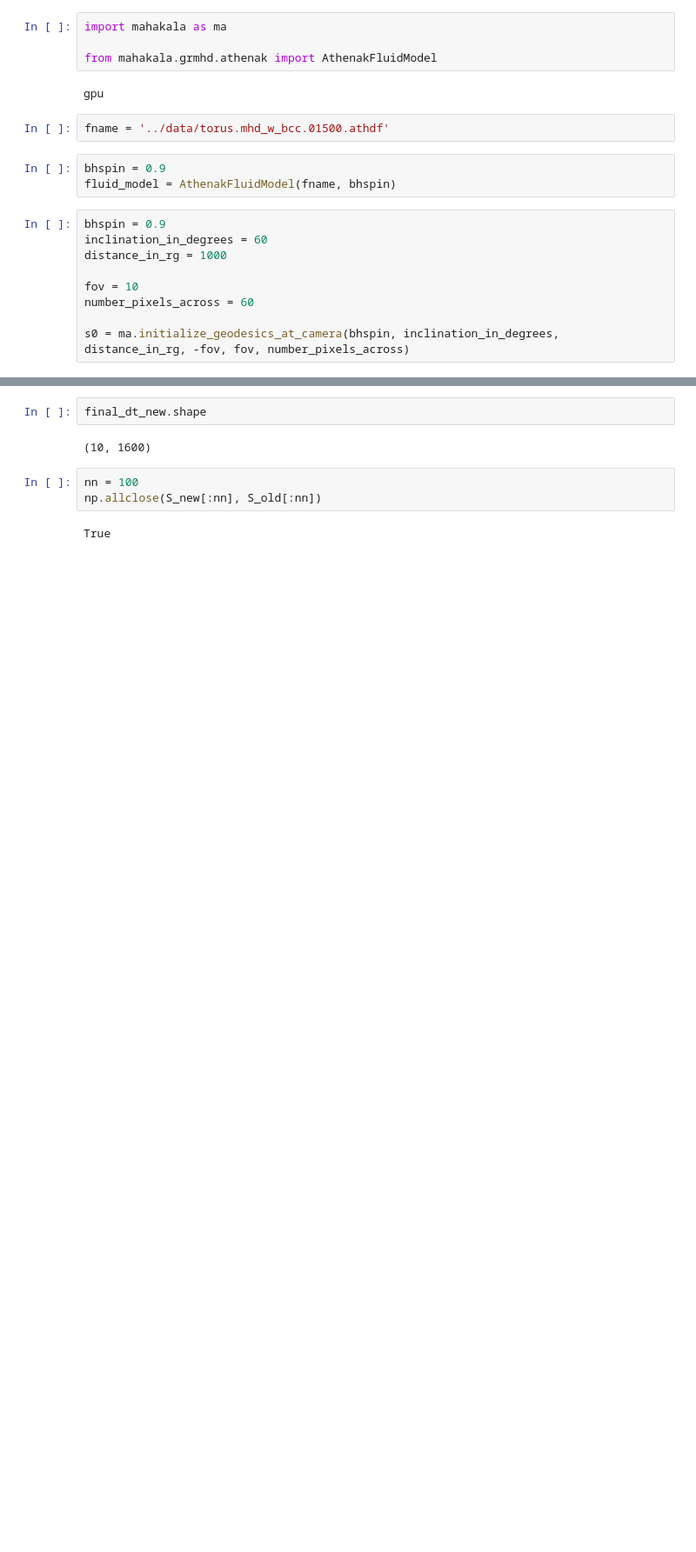
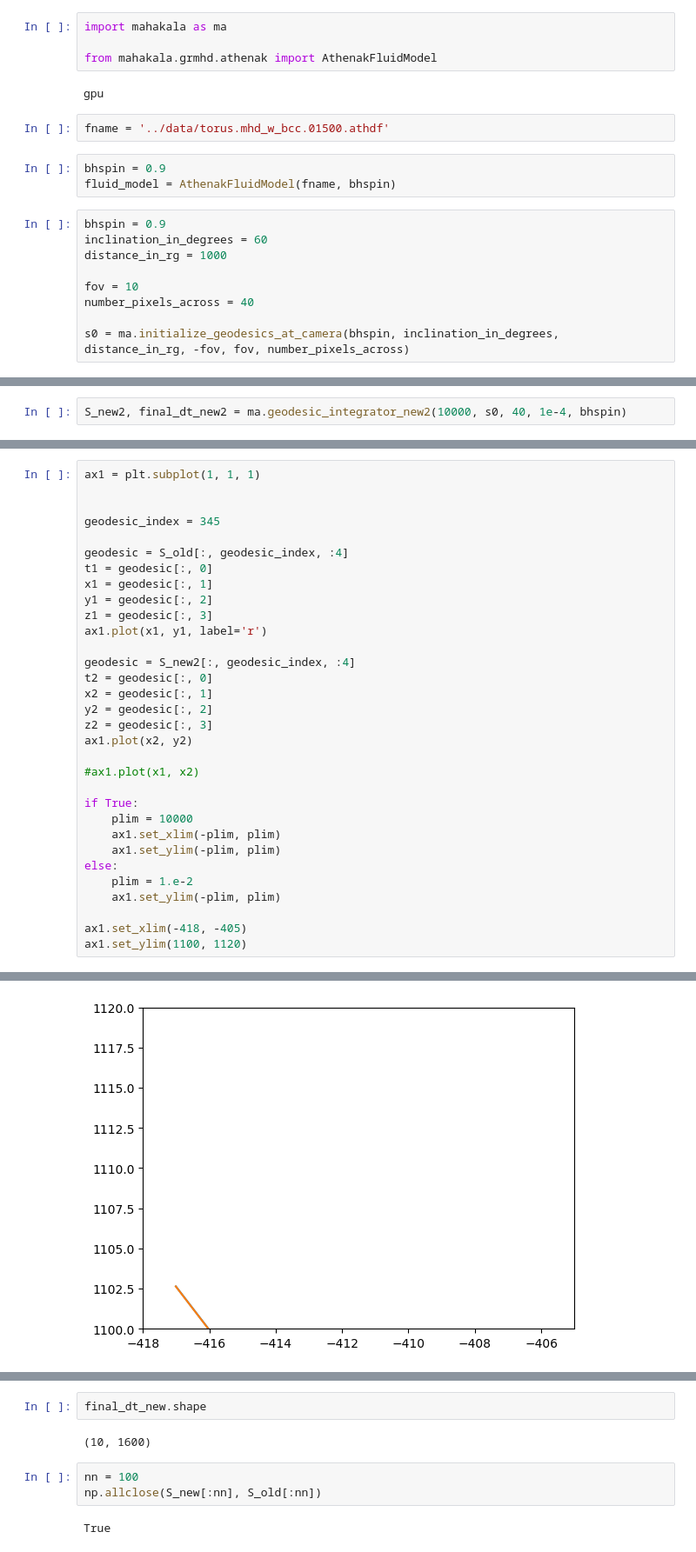
Before and after one commit to liamedeiros/Mahakala, a Jupyter notebook: demos/grmhd.ipynb, the cells around one changed output, grey strips where cells are left out. Shown at 87% size. Saved outputs shown, nothing was run; the diff lists cells and outputs as text; blank space fills up the shorter version.

Commit message:
updated geodesic code to use jax more efficiently

```diff
--- a/demos/grmhd.ipynb
+++ b/demos/grmhd.ipynb
@@ -21,7 +21,7 @@ inclination_in_degrees = 60
 distance_in_rg = 1000
 
 fov = 10
-number_pixels_across = 60
+number_pixels_across = 40
 
 s0 = ma.initialize_geodesics_at_camera(bhspin, inclination_in_degrees, distance_in_rg, -fov, fov, number_pixels_across)
 # %%
@@ -49,2 +47,4 @@ gpu
 c
 d
+# %%
+S_new2, final_dt_new2 = ma.geodesic_integrator_new2(10000, s0, 40, 1e-4, bhspin)
@@ -50,0 +148,33 @@ d
+# %%
+ax1 = plt.subplot(1, 1, 1)
+
+
+geodesic_index = 345
+
+geodesic = S_old[:, geodesic_index, :4]
+t1 = geodesic[:, 0]
+x1 = geodesic[:, 1]
+y1 = geodesic[:, 2]
+z1 = geodesic[:, 3]
+ax1.plot(x1, y1, label='r')
+
+geodesic = S_new2[:, geodesic_index, :4]
+t2 = geodesic[:, 0]
+x2 = geodesic[:, 1]
+y2 = geodesic[:, 2]
+z2 = geodesic[:, 3]
+ax1.plot(x2, y2)
+
+#ax1.plot(x1, x2)
+
+if True:
+    plim = 10000
+    ax1.set_xlim(-plim, plim)
+    ax1.set_ylim(-plim, plim)
+else:
+    plim = 1.e-2
+    ax1.set_ylim(-plim, plim)
+
+ax1.set_xlim(-418, -405)
+ax1.set_ylim(1100, 1120)
+# %% [output]
@@ -50,0 +182 @@ d
+[figure, added]
```
Also changed, not shown: parts of 16 cells of this notebook, 3 other files.
